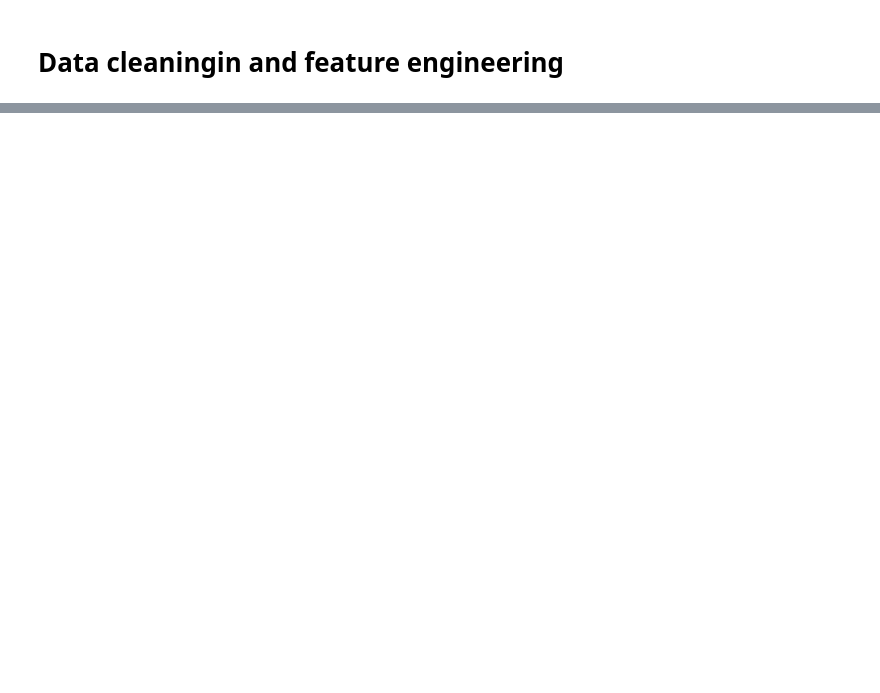
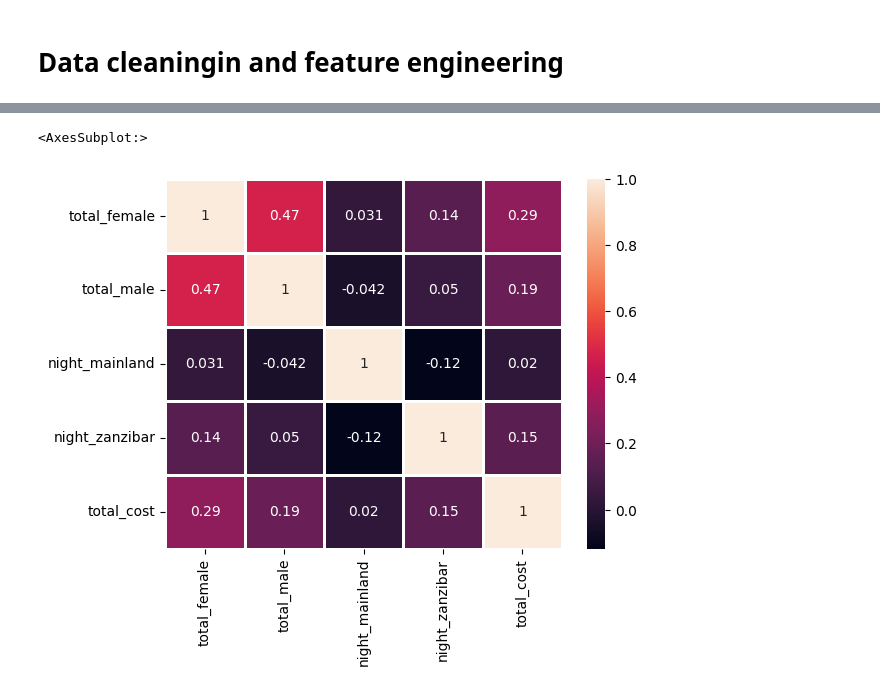
Before and after one commit to yaseminerguezel/tanzania-tourism-expenditure-model, a Jupyter notebook: data-cleaning.ipynb, the cells around one changed output, grey strips where cells are left out. Saved outputs shown, nothing was run; the diff lists cells and outputs as text; code cells hidden in the pictures; blank space fills up the shorter version.

```diff
--- a/data-cleaning.ipynb
+++ b/data-cleaning.ipynb
@@ -141,0 +104,5 @@ data_all9.head(20)
+# %%
+sns.heatmap(df.corr(),annot=True,lw=1)
+# %% [output]
+<AxesSubplot:>
+[figure, added]
```
Also changed, not shown: parts of 125 cells of this notebook.
